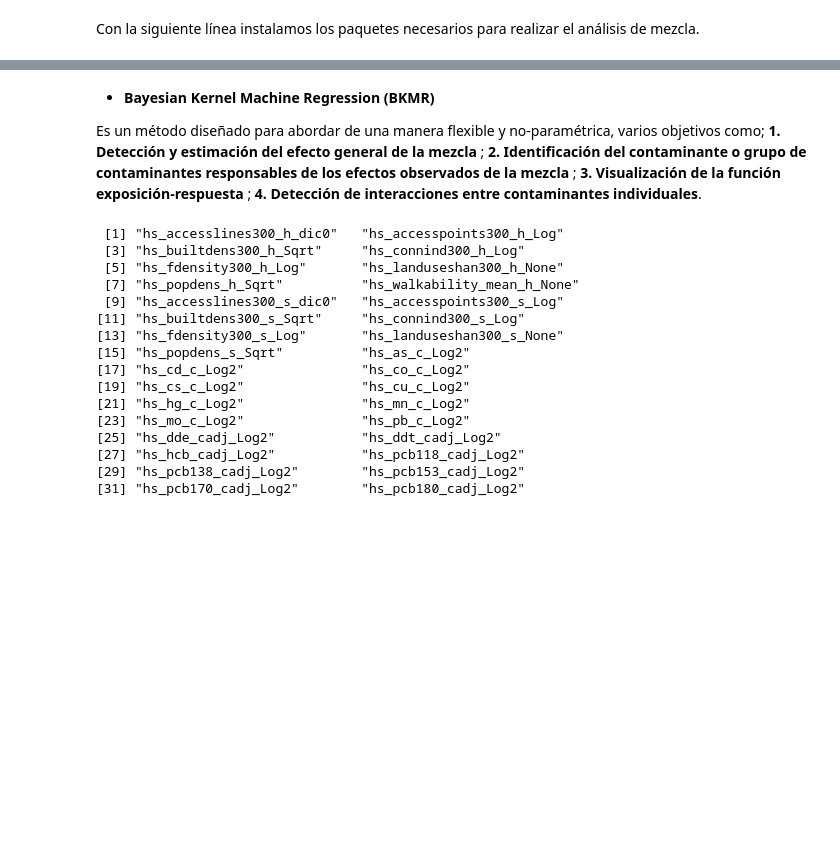
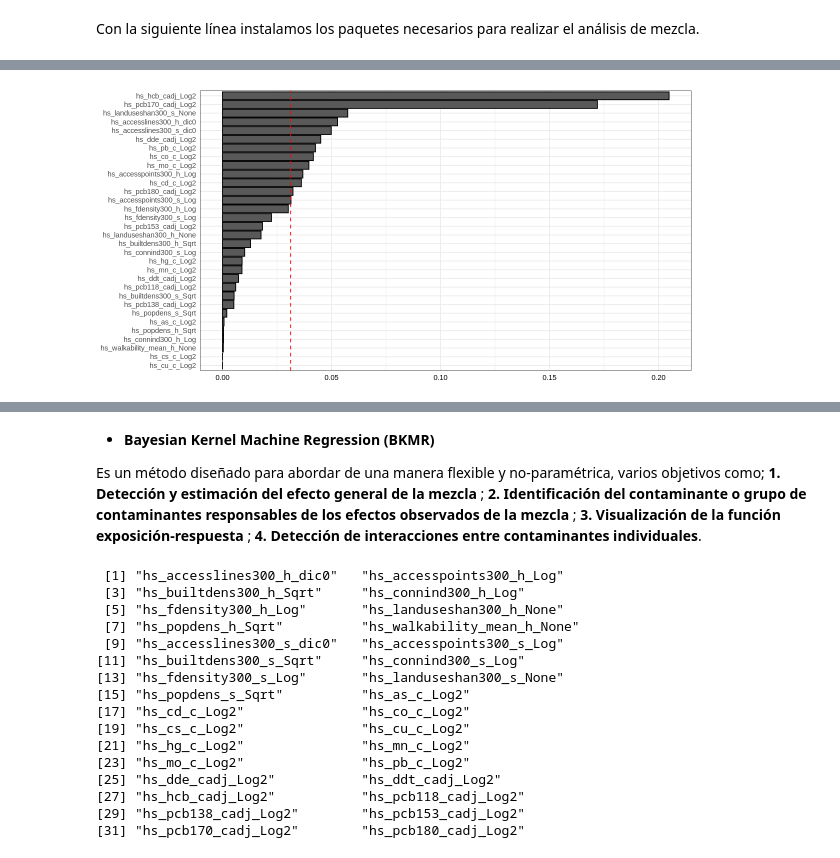
Before and after one commit to alldominguez/ISGlobal.sesion4.Exposoma, a Jupyter notebook: curso_exposoma_modulo_4.ipynb, the cells around one changed output, grey strips where cells are left out. Saved outputs shown, nothing was run; the diff lists cells and outputs as text; code cells hidden in the pictures; blank space fills up the shorter version.

```diff
--- a/curso_exposoma_modulo_4.ipynb
+++ b/curso_exposoma_modulo_4.ipynb
@@ -924,0 +928,10 @@ pacman::p_load(gWQS, bkmr, kmeans)
+# %%
+set.seed(123)
+mod_wqs <- gwqs(hs_zbmi_who ~ wqs + h_cohort + e3_sex_None + e3_yearbir_None, mix_name = expo.list, data = data,
+                q = 10, validation = 0.6, b = 100, b1_pos = FALSE,
+                b1_constr = FALSE, family = "gaussian", seed = 2016)
+# %%
+options(repr.plot.width=10, repr.plot.height=5) # definimos el tamaño del gráfico en colab
+gwqs_barplot(mod_wqs)
+# %% [output]
+[figure, added]
```
Also changed, not shown: parts of 9 cells of this notebook.
